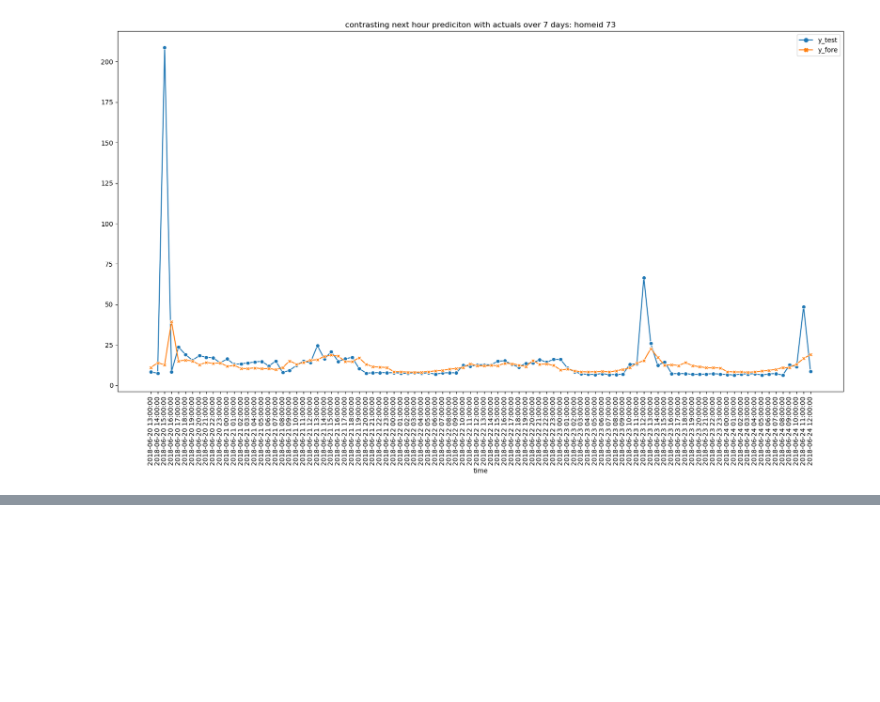
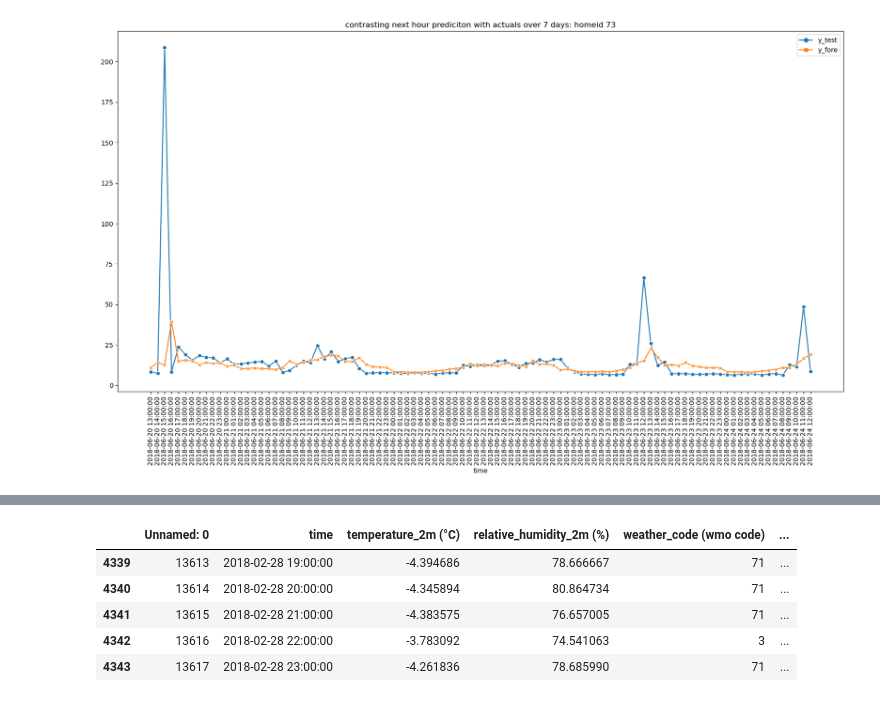
Before and after one commit to baz263/Ideal_dataset, a Jupyter notebook: coding/EDA/houry_forecast_01.ipynb, the cells around one changed output, grey strips where cells are left out. Saved outputs shown, nothing was run; the diff lists cells and outputs as text; code cells hidden in the pictures; blank space fills up the shorter version.

```diff
--- a/coding/EDA/houry_forecast_01.ipynb
+++ b/coding/EDA/houry_forecast_01.ipynb
@@ -420,0 +458,9 @@ ______________
+# %%
+df.tail()
+# %% [output]
+|  | Unnamed: 0 | time | temperature_2m (°C) | relative_humidity_2m (%) | weather_code (wmo code) | ... |
+| 4339 | 13613 | 2018-02-28 19:00:00 | -4.394686 | 78.666667 | 71 | ... |
+| 4340 | 13614 | 2018-02-28 20:00:00 | -4.345894 | 80.864734 | 71 | ... |
+| 4341 | 13615 | 2018-02-28 21:00:00 | -4.383575 | 76.657005 | 71 | ... |
+| 4342 | 13616 | 2018-02-28 22:00:00 | -3.783092 | 74.541063 | 3 | ... |
+| 4343 | 13617 | 2018-02-28 23:00:00 | -4.261836 | 78.685990 | 71 | ... |
```
Also changed, not shown: parts of 18 cells of this notebook, 3 other files.
